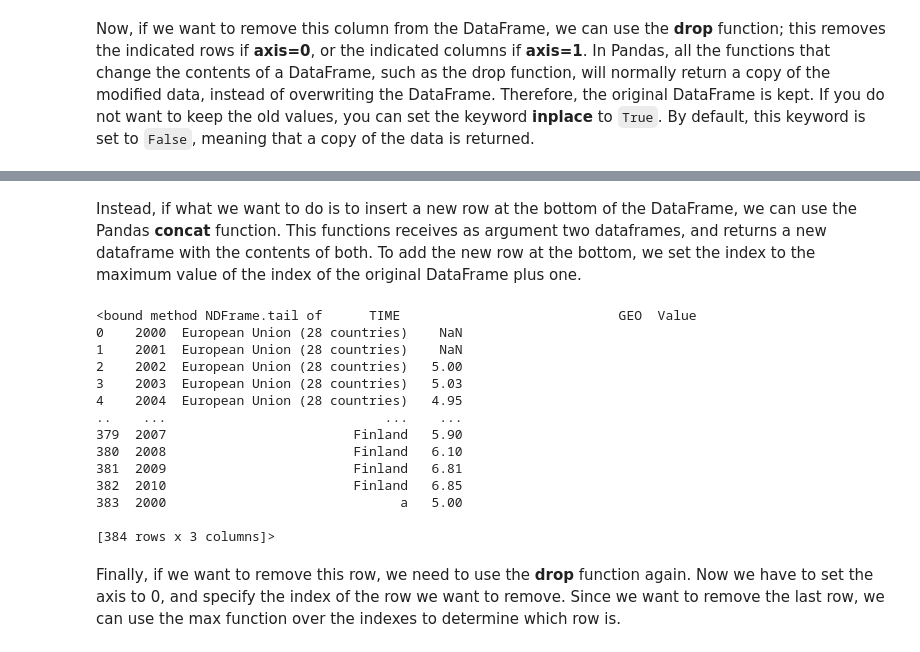
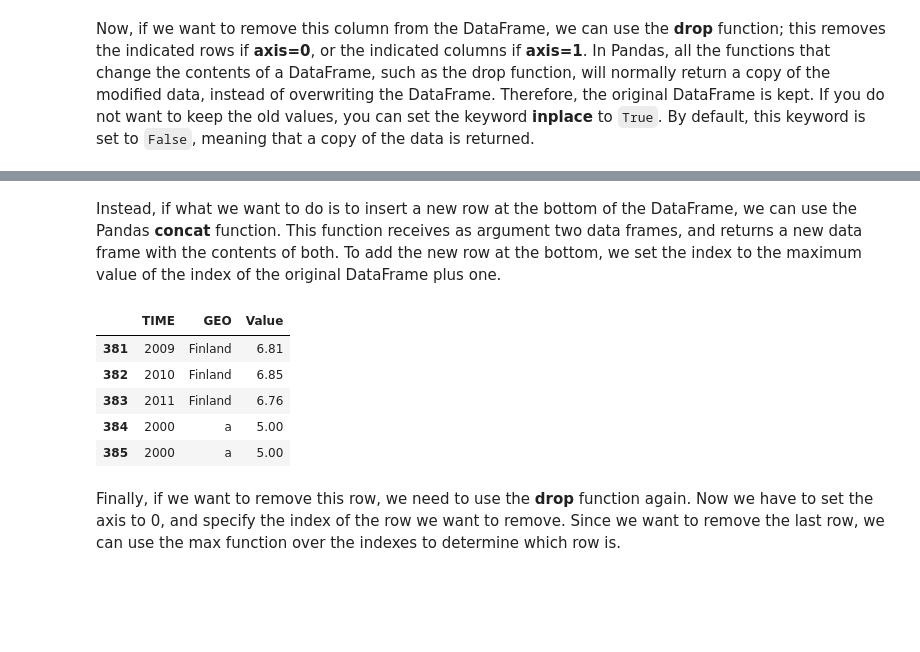
Before and after one commit to DataScienceUB/introduction-datascience-python-book, a Jupyter notebook: ch02_Toolbox.ipynb, the cells around one changed output, grey strips where cells are left out. Cells and saved outputs as stored; diff of their text form; code cells hidden in the pictures; blank space fills up the shorter version.

Commit message:
Notebook de pandas actualitzat

```diff
--- a/ch02_Toolbox.ipynb
+++ b/ch02_Toolbox.ipynb
@@ -347,23 +253,15 @@ edu.head()
 # %% [markdown]
-Instead, if what we want to do is to insert a new row at the bottom of the DataFrame, we can use the Pandas **concat** function. This functions receives as argument two dataframes, and returns a new dataframe with the contents of both. To add the new row at the bottom, we set the index to the maximum value of the index of the original DataFrame plus one.
+Instead, if what we want to do is to insert a new row at the bottom of the DataFrame, we can use the Pandas **concat** function. This function receives as argument two data frames, and returns a new data frame with the contents of both. To add the new row at the bottom, we set the index to the maximum value of the index of the original DataFrame plus one.
 # %%
 edu = pd.concat([edu, pd.DataFrame({'TIME': 2000, 'Value': 5.00, 'GEO': 'a'}, index=[max(edu.index)+1])])
-edu.tail
+edu.tail()
 # %% [output]
-<bound method NDFrame.tail of      TIME                            GEO  Value
-0    2000  European Union (28 countries)    NaN
-1    2001  European Union (28 countries)    NaN
-2    2002  European Union (28 countries)   5.00
-3    2003  European Union (28 countries)   5.03
-4    2004  European Union (28 countries)   4.95
-..    ...                            ...    ...
-379  2007                        Finland   5.90
-380  2008                        Finland   6.10
-381  2009                        Finland   6.81
-382  2010                        Finland   6.85
-383  2000                              a   5.00
-
-[384 rows x 3 columns]>
+|  | TIME | GEO | Value |
+| 381 | 2009 | Finland | 6.81 |
+| 382 | 2010 | Finland | 6.85 |
+| 383 | 2011 | Finland | 6.76 |
+| 384 | 2000 | a | 5.00 |
+| 385 | 2000 | a | 5.00 |
 # %% [markdown]
 Finally, if we want to remove this row, we need to use the **drop** function again. Now we have to set the axis to 0, and specify the index of the row we want to remove. Since we want to remove the last row, we can use the max function over the indexes to determine which row is.
 # %%
```
Also changed, not shown: parts of 18 cells of this notebook.
